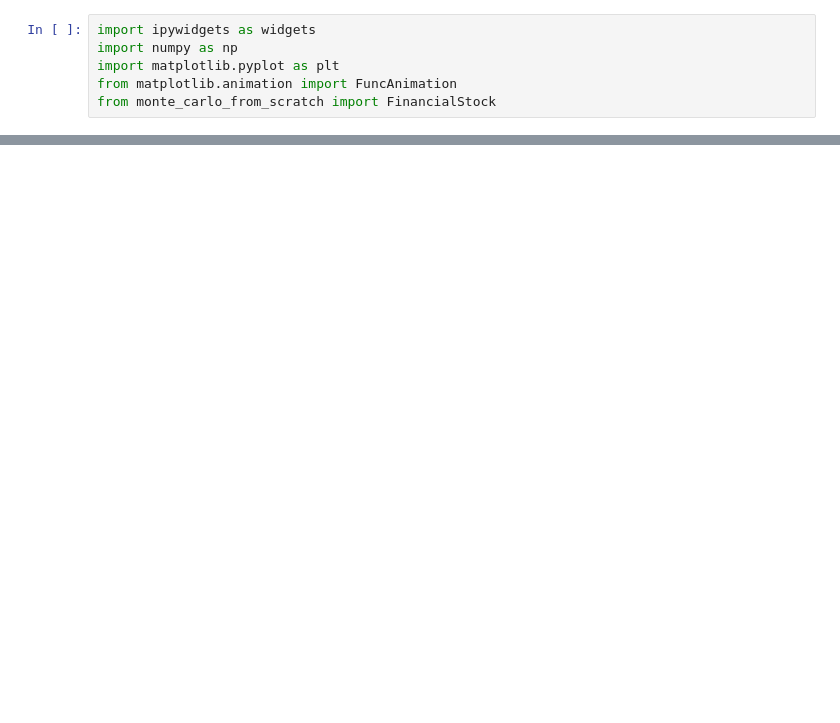
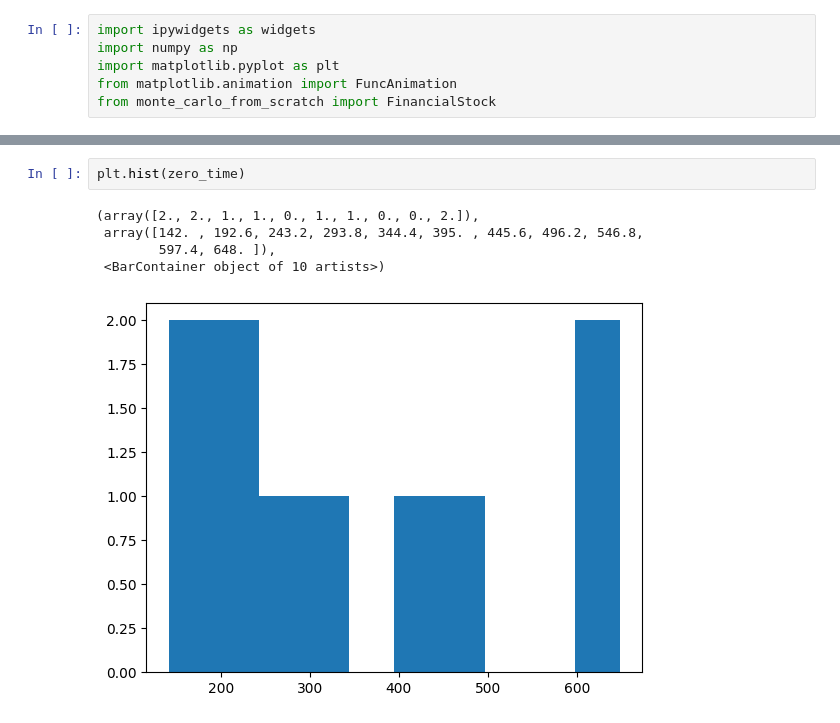
Before and after one commit to sebbennett/monte-carlo-training, a Jupyter notebook: animated_plotting.ipynb, the cells around one changed output, grey strips where cells are left out. Drawn from its saved outputs; the diff is of its cells as text; blank space fills up the shorter version.

```diff
--- a/animated_plotting.ipynb
+++ b/animated_plotting.ipynb
@@ -45,0 +53,8 @@ df.iloc[:100]['stock_value'].plot()
+# %%
+plt.hist(zero_time)
+# %% [output]
+(array([2., 2., 1., 1., 0., 1., 1., 0., 0., 2.]),
+ array([142. , 192.6, 243.2, 293.8, 344.4, 395. , 445.6, 496.2, 546.8,
+        597.4, 648. ]),
+ <BarContainer object of 10 artists>)
+[figure, added]
```
Also changed, not shown: parts of 5 cells of this notebook, 1 other file.
